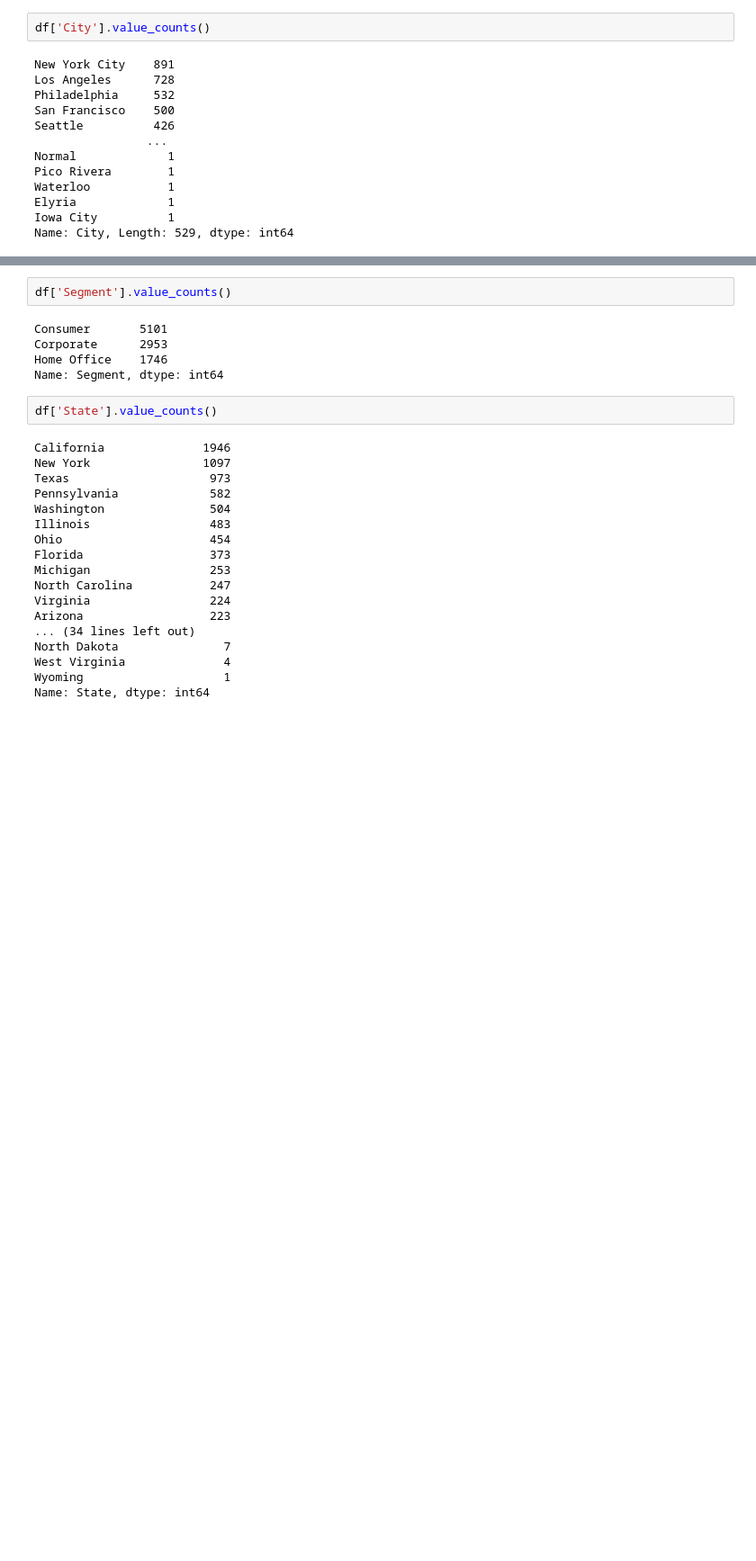
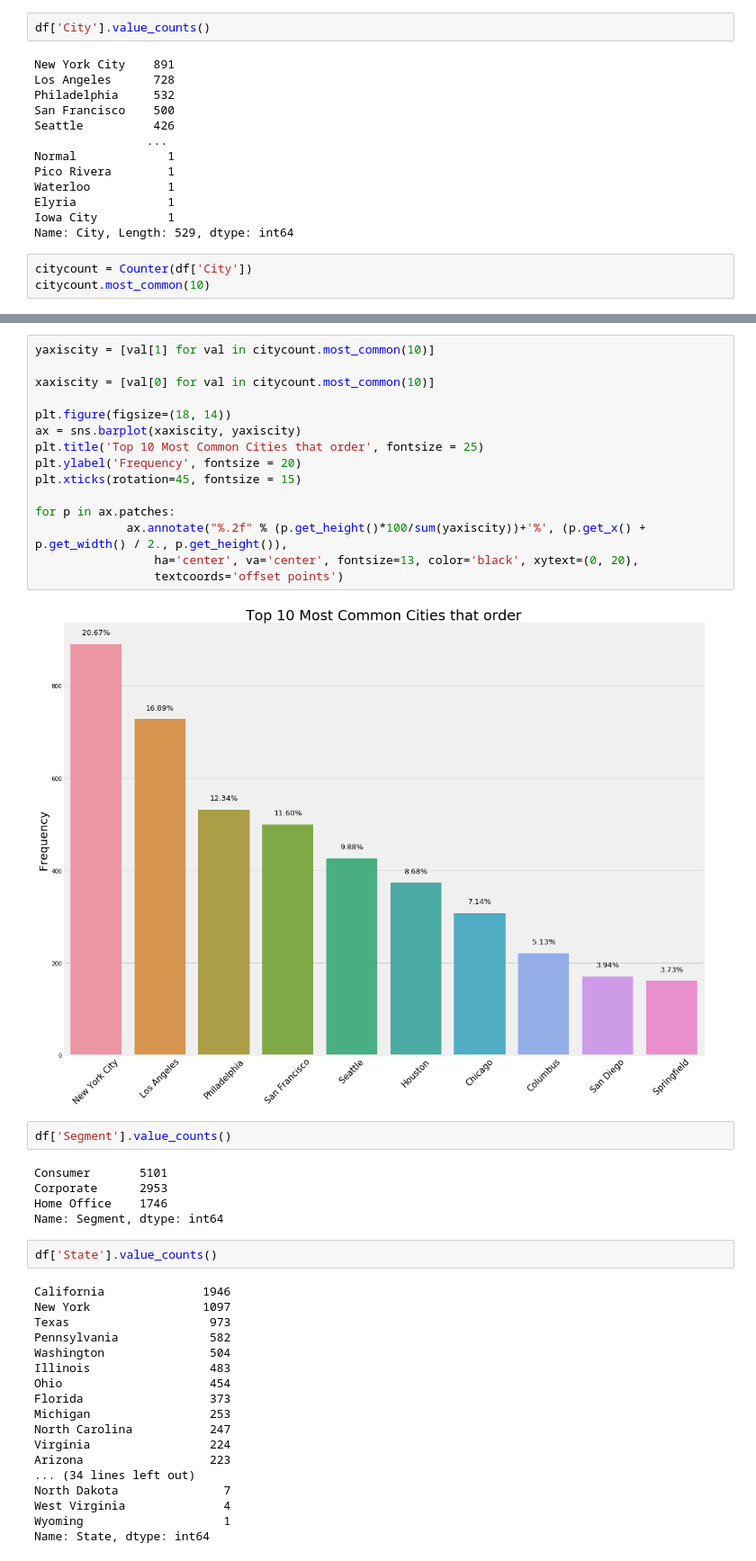
Before and after one commit to Moses-Lin/timeseries, a Jupyter notebook: EDA.ipynb, the cells around one changed output, grey strips where cells are left out. Shown: that part at 90% size. Drawn from its saved outputs; the diff is of its cells as text; blank space fills up the shorter version.

```diff
--- a/EDA.ipynb
+++ b/EDA.ipynb
@@ -62,3 +93,6 @@ Waterloo           1
 Elyria             1
 Iowa City          1
 Name: City, Length: 529, dtype: int64
+# %%
+citycount = Counter(df['City'])
+citycount.most_common(10)
@@ -65,3 +110,20 @@ Name: City, Length: 529, dtype: int64
+# %%
+yaxiscity = [val[1] for val in citycount.most_common(10)]
+
+xaxiscity = [val[0] for val in citycount.most_common(10)]
+
+plt.figure(figsize=(18, 14))
+ax = sns.barplot(xaxiscity, yaxiscity)
+plt.title('Top 10 Most Common Cities that order', fontsize = 25)
+plt.ylabel('Frequency', fontsize = 20)
+plt.xticks(rotation=45, fontsize = 15)
+
+for p in ax.patches:
+             ax.annotate("%.2f" % (p.get_height()*100/sum(yaxiscity))+'%', (p.get_x() + p.get_width() / 2., p.get_height()),
+                 ha='center', va='center', fontsize=13, color='black', xytext=(0, 20),
+                 textcoords='offset points')
+# %% [output]
+[figure, added]
 # %%
 df['Segment'].value_counts()
 # %% [output]
```
Also changed, not shown: parts of 5 cells of this notebook.
